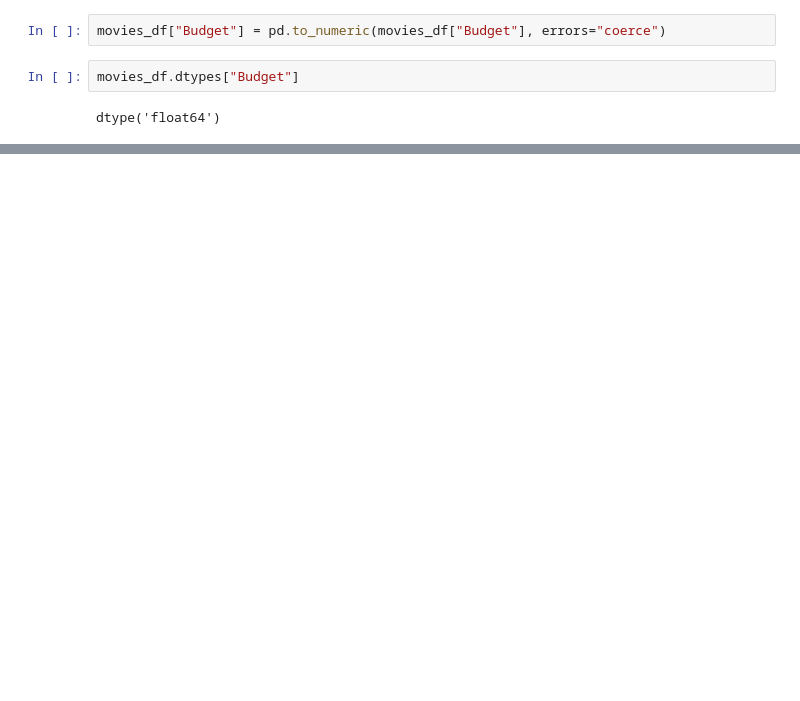
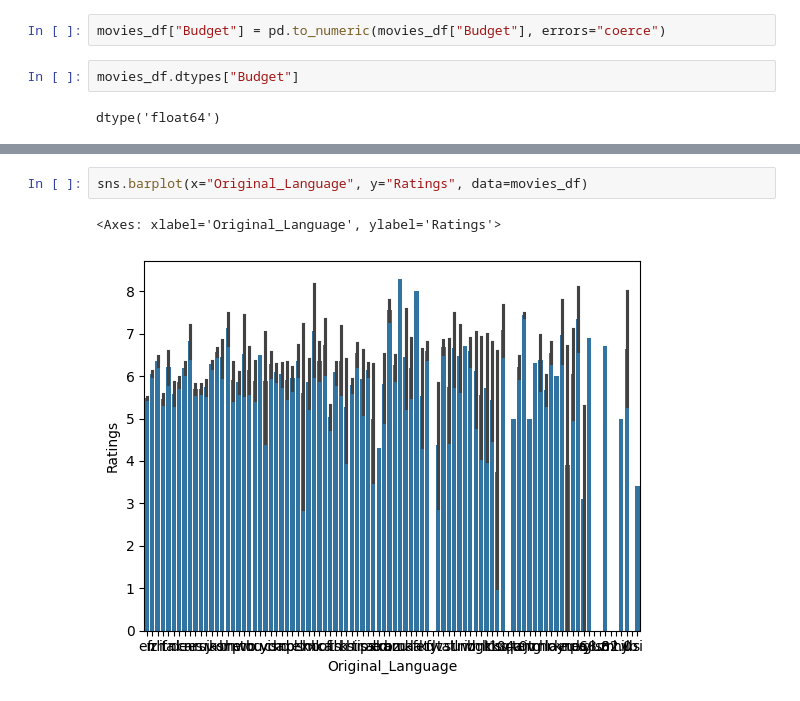
Before and after one commit to slimrivermoi/Techlabs-DS5, a Jupyter notebook: EDA_Chan.ipynb, the cells around one changed output, grey strips where cells are left out. Cells and saved outputs as stored; diff of their text form; blank space fills up the shorter version.

```diff
--- a/EDA_Chan.ipynb
+++ b/EDA_Chan.ipynb
@@ -124,0 +237,5 @@ dtype('float64')
+# %%
+sns.barplot(x="Original_Language", y="Ratings", data=movies_df)
+# %% [output]
+<Axes: xlabel='Original_Language', ylabel='Ratings'>
+[figure, added]
```
Also changed, not shown: parts of 31 cells of this notebook.
